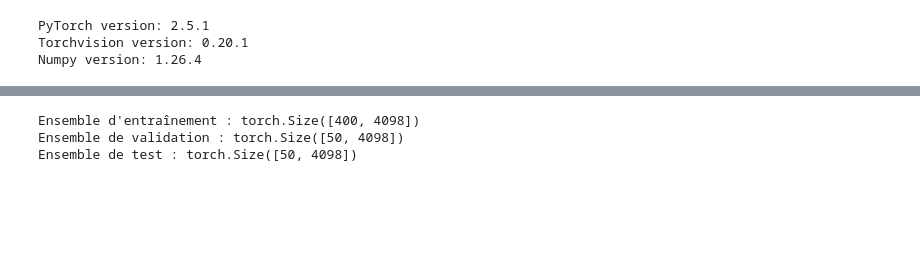
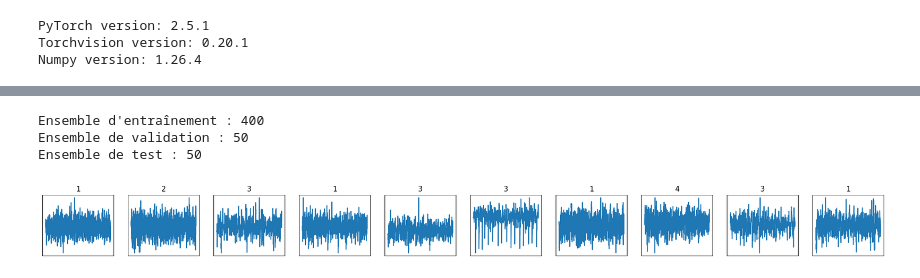
Before and after one commit to deubn31/PTI-Analyse-Classification-de-signaux-EEG, a Jupyter notebook: modele.ipynb, the cells around one changed output, grey strips where cells are left out. Drawn from its saved outputs; the diff is of its cells as text; code cells hidden in the pictures; blank space fills up the shorter version.

Commit message:
Creattion des batchs

```diff
--- a/modele.ipynb
+++ b/modele.ipynb
@@ -76,25 +98,38 @@ plt.show()
 # %%
-#Conversion des données en tenseur
-filtered_data = torch.tensor(data)
+# Diviser les données en ensembles d'entraînement, de validation et de test
+train_size = int(0.8 * len(dataset))
+val_size = int(0.1 * len(dataset))
+test_size = len(dataset) - train_size - val_size
 
-# Mélanger les lignes
-permuted_indices = torch.randperm(filtered_data.size(0))  # Générer des indices aléatoires
-shuffled_data = filtered_data[permuted_indices]  # Réorganiser les données
+train_data, val_data, test_data = random_split(dataset, [train_size, val_size, test_size])
 
-# Diviser le tenseur en ensembles d'entraînement, de validation et de test
-train_size = int(0.8 * len(shuffled_data))
-val_size = int(0.1 * len(shuffled_data))
-test_size = len(shuffled_data) - train_size - val_size
-
-train_data = shuffled_data[:train_size]  # Ensemble d'entraînement
-val_data = shuffled_data[train_size:train_size + val_size]  # Ensemble de validation
-test_data = shuffled_data[train_size + val_size:]  # Ensemble de test
+# Préparer les DataLoader
+batch_size = 10
+train_loader = DataLoader(train_data, batch_size=batch_size, shuffle=True)
+valid_loader = DataLoader(val_data, batch_size=batch_size, shuffle=False)
+test_loader = DataLoader(test_data, batch_size=batch_size, shuffle=False)
 
 
-print("Ensemble d'entraînement :", train_data.shape)
-print("Ensemble de validation :", val_data.shape)
-print("Ensemble de test :", test_data.shape)
+print("Ensemble d'entraînement :", len(train_data))
+print("Ensemble de validation :", len(val_data))
+print("Ensemble de test :", len(test_data))
 # %% [output]
-Ensemble d'entraînement : torch.Size([400, 4098])
-Ensemble de validation : torch.Size([50, 4098])
-Ensemble de test : torch.Size([50, 4098])
+Ensemble d'entraînement : 400
+Ensemble de validation : 50
+Ensemble de test : 50
+# %%
+
+# Sélectionner un batch aléatoire de signaux d'entraînement
+dataiter = iter(train_loader)
+signals, labels = next(dataiter)
+signals = signals.numpy()
+
+# Afficher les signaux dans le batch, avec les labels correspondants
+fig = plt.figure(figsize=(25, 4))
+for idx in np.arange(min(batch_size, 20)):  # Afficher jusqu'à 20 signaux
+    ax = fig.add_subplot(2, 10, idx+1, xticks=[], yticks=[])
+    ax.plot(signals[idx])
+    ax.set_title(str(int(labels[idx].item())))
+plt.show()
+# %% [output]
+[figure, added]
```
Also changed, not shown: parts of 2 cells of this notebook.
